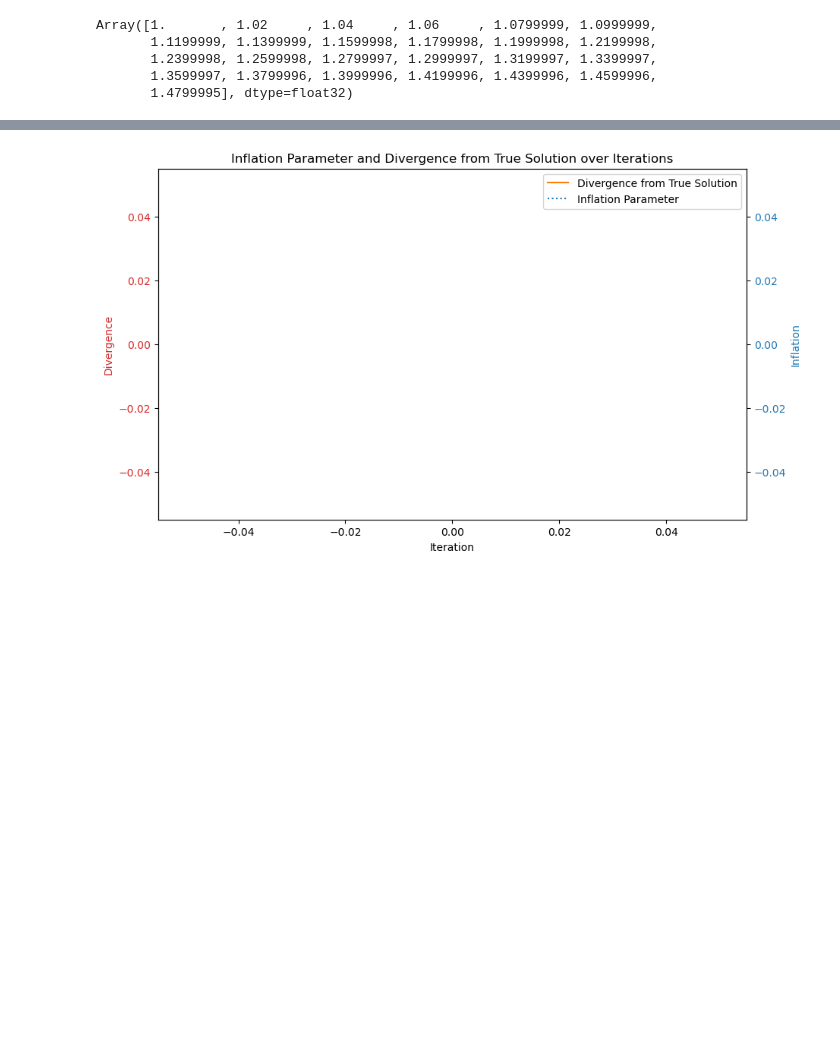
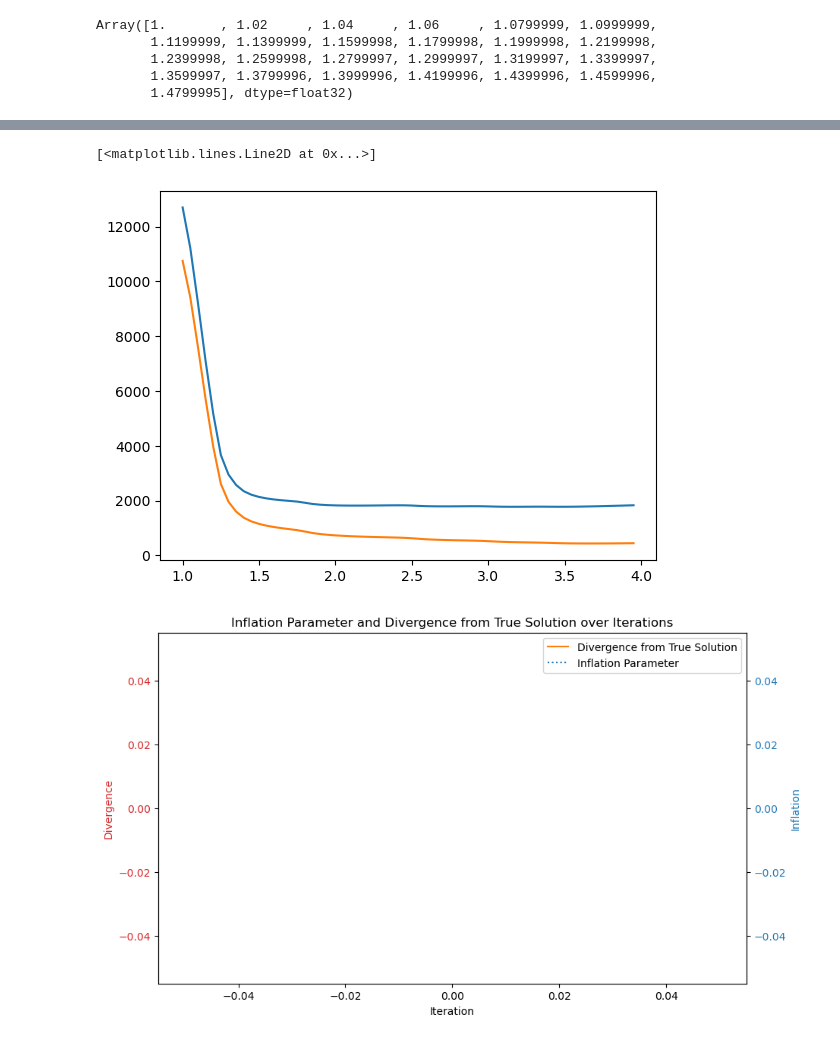
Before and after one commit to enochcluk/variational_filtering, a Jupyter notebook: linear_inflation.ipynb, the cells around one changed output, grey strips where cells are left out. Saved outputs shown, nothing was run; the diff lists cells and outputs as text; code cells hidden in the pictures; blank space fills up the shorter version.

```diff
--- a/linear_inflation.ipynb
+++ b/linear_inflation.ipynb
@@ -192,3 +235,9 @@ inflations
+# %%
+plt.plot(ins, cs)
+plt.plot(ins, jnp.array(ds)*90)
+# %% [output]
+[<matplotlib.lines.Line2D at 0x...>]
+[figure, added]
 # %%
 import matplotlib.pyplot as plt
 
```
Also changed, not shown: parts of 10 cells of this notebook, 2 other files.
